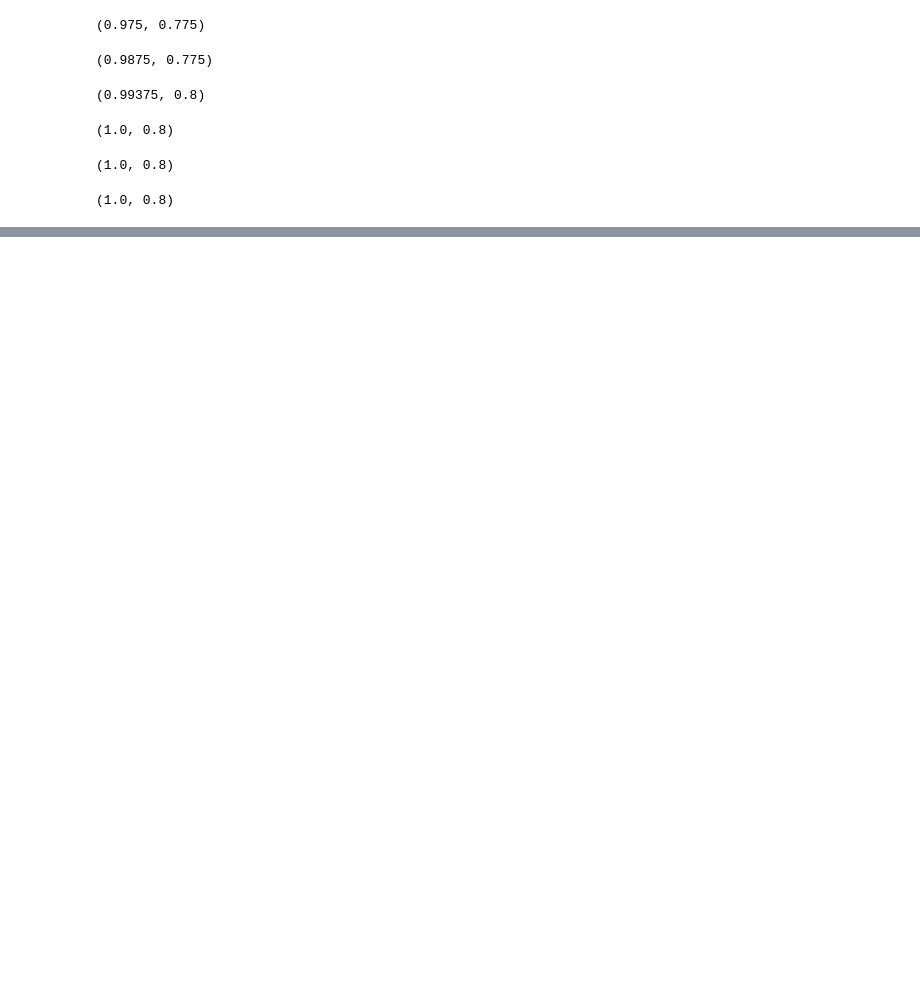
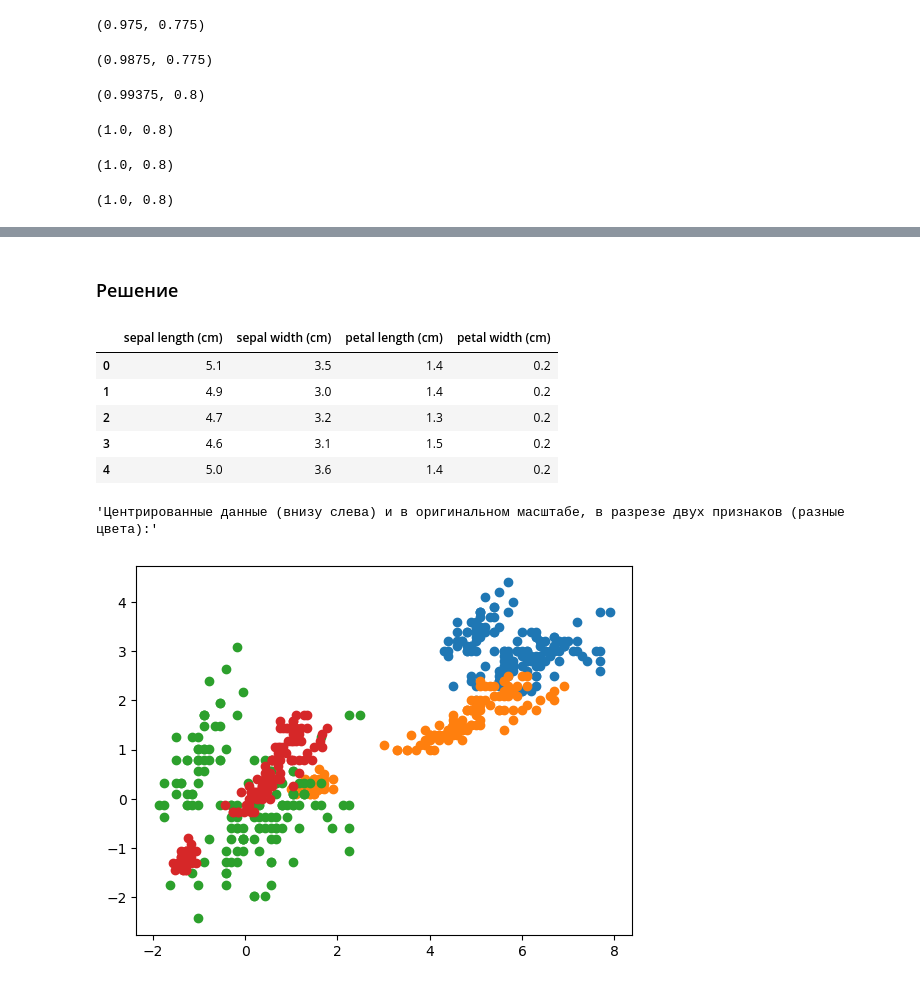
Before and after one commit to iTonyJah/DataScience, a Jupyter notebook: Edu/a-math/a-math_final_project.ipynb, the cells around one changed output, grey strips where cells are left out. Drawn from its saved outputs; the diff is of its cells as text; code cells hidden in the pictures; blank space fills up the shorter version.

```diff
--- a/Edu/a-math/a-math_final_project.ipynb
+++ b/Edu/a-math/a-math_final_project.ipynb
@@ -828,0 +847,48 @@ Sklearn DecisionTree, max_depth=4               0.95000              0.825
+# %% [markdown]
+### Решение
+# %%
+import pandas as pd
+import numpy as np
+import matplotlib.pyplot as plt
+
+
+# может понадобиться для вызова SkLearn.KMeans, чтобы не было предупреждений
+# потом надо перезапустить ядро
+#
+import os
+os.environ["OMP_NUM_THREADS"] = "1"
+
+
+from sklearn.datasets import load_iris
+from sklearn.cluster import KMeans
+from sklearn.decomposition import PCA
+from sklearn.preprocessing import StandardScaler
+
+
+# Загрузка данных
+data = load_iris()
+X = pd.DataFrame(data.data, columns=data.feature_names)
+y = data.target # Истинные метки для сравнения, если нужно
+
+# Масштабирование признаков (Z-score)
+# Используем StandardScaler из sklearn для чистоты кода
+scaler = StandardScaler()
+X_scaled = scaler.fit_transform(X)
+X_scaled_df = pd.DataFrame(X_scaled, columns=X.columns)
+
+display(X.head())
+
+display('Центрированные данные (внизу слева) и в оригинальном масштабе, в разрезе двух признаков (разные цвета):')
+plt.scatter(X.iloc[:, 0], X.iloc[:, 1]); # синим цветом размеры внешних лепестков
+plt.scatter(X.iloc[:, 2], X.iloc[:, 3]); # оранжевым внутренних
+plt.scatter(X_scaled[:, 0], X_scaled[:, 1]); # синим цветом
+plt.scatter(X_scaled[:, 2], X_scaled[:, 3]); # оранжевым
+# %% [output]
+|  | sepal length (cm) | sepal width (cm) | petal length (cm) | petal width (cm) |
+| 0 | 5.1 | 3.5 | 1.4 | 0.2 |
+| 1 | 4.9 | 3.0 | 1.4 | 0.2 |
+| 2 | 4.7 | 3.2 | 1.3 | 0.2 |
+| 3 | 4.6 | 3.1 | 1.5 | 0.2 |
+| 4 | 5.0 | 3.6 | 1.4 | 0.2 |
+'Центрированные данные (внизу слева) и в оригинальном масштабе, в разрезе двух признаков (разные цвета):'
+[figure, added]
```
Also changed, not shown: parts of 35 cells of this notebook, 2 other files.
